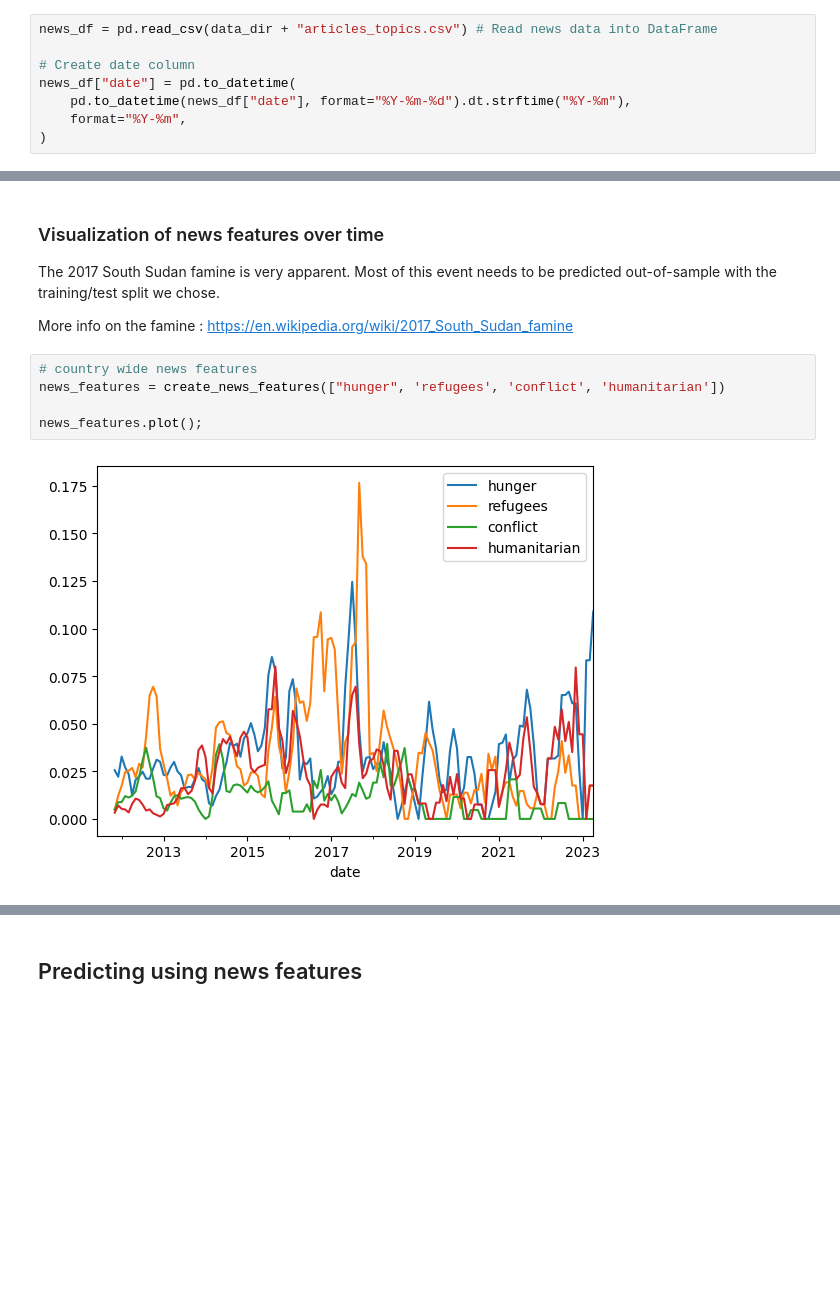
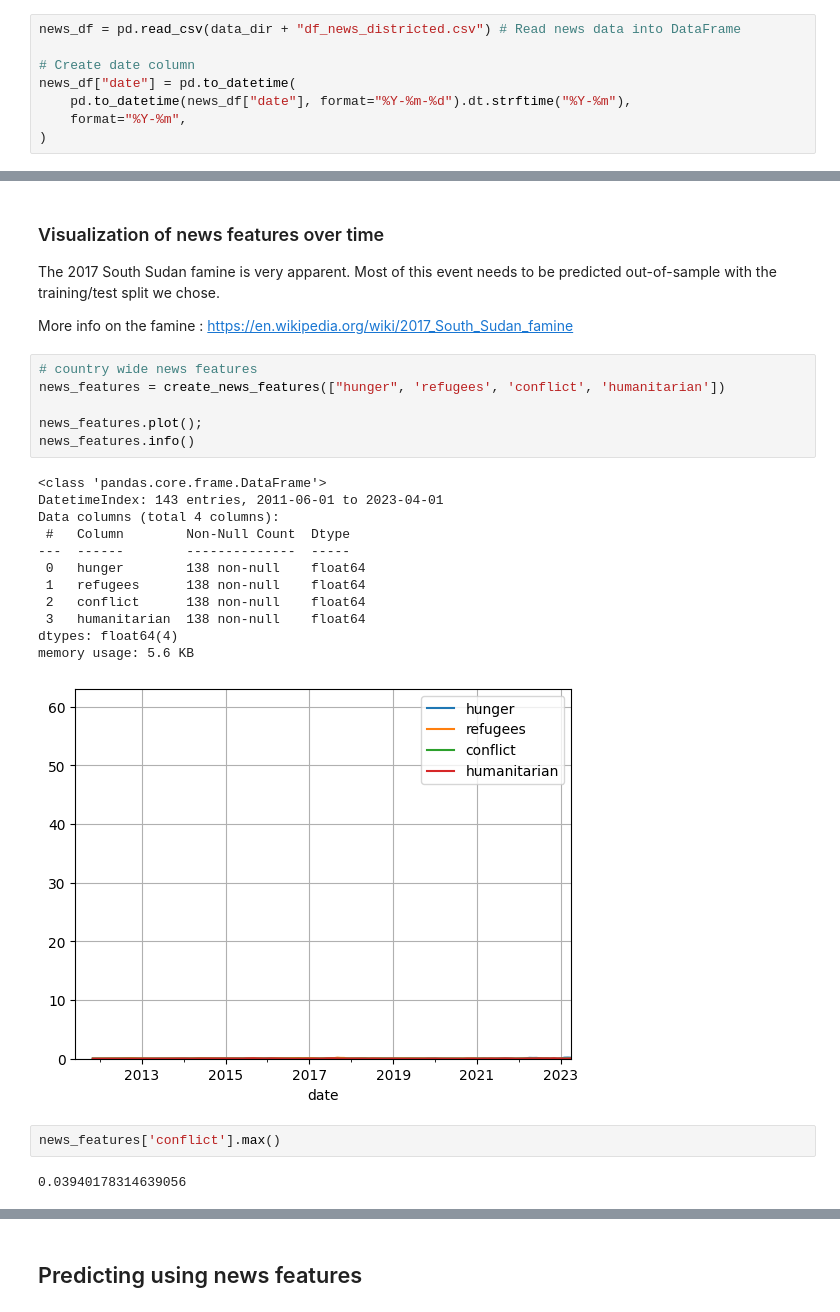
Before and after one commit to EKarasevnl/DC3-Group-13, a Jupyter notebook: predictions.ipynb, the cells around one changed output, grey strips where cells are left out. Cells and saved outputs as stored; diff of their text form; blank space fills up the shorter version.

Commit message:
template model with articles being assigned to regions

```diff
--- a/predictions.ipynb
+++ b/predictions.ipynb
@@ -245,7 +311,7 @@ Mean R2: 0.62
 # %% [markdown]
 We look at country wide news features to simplify. E.g., we do not look at topics per district
 # %%
-news_df = pd.read_csv(data_dir + "articles_topics.csv") # Read news data into DataFrame
+news_df = pd.read_csv(data_dir + "df_news_districted.csv") # Read news data into DataFrame
 
 # Create date column
 news_df["date"] = pd.to_datetime(
@@ -271,10 +337,26 @@ More info on the famine : https://en.wikipedia.org/wiki/2017_South_Sudan_famine
 # %%
 # country wide news features
 news_features = create_news_features(["hunger", 'refugees', 'conflict', 'humanitarian'])
 
 news_features.plot();
+news_features.info()
 # %% [output]
+<class 'pandas.core.frame.DataFrame'>
+DatetimeIndex: 143 entries, 2011-06-01 to 2023-04-01
+Data columns (total 4 columns):
+ #   Column        Non-Null Count  Dtype
+---  ------        --------------  -----
+ 0   hunger        138 non-null    float64
+ 1   refugees      138 non-null    float64
+ 2   conflict      138 non-null    float64
+ 3   humanitarian  138 non-null    float64
+dtypes: float64(4)
+memory usage: 5.6 KB
-[figure, old version]
+[figure, new version]
+# %%
+news_features['conflict'].max()
+# %% [output]
+0.03940178314639056
 # %%
 # Get the mean share of articles per ipc for the different topics
 combined = (
```
Also changed, not shown: parts of 15 cells of this notebook, 6 other files.
